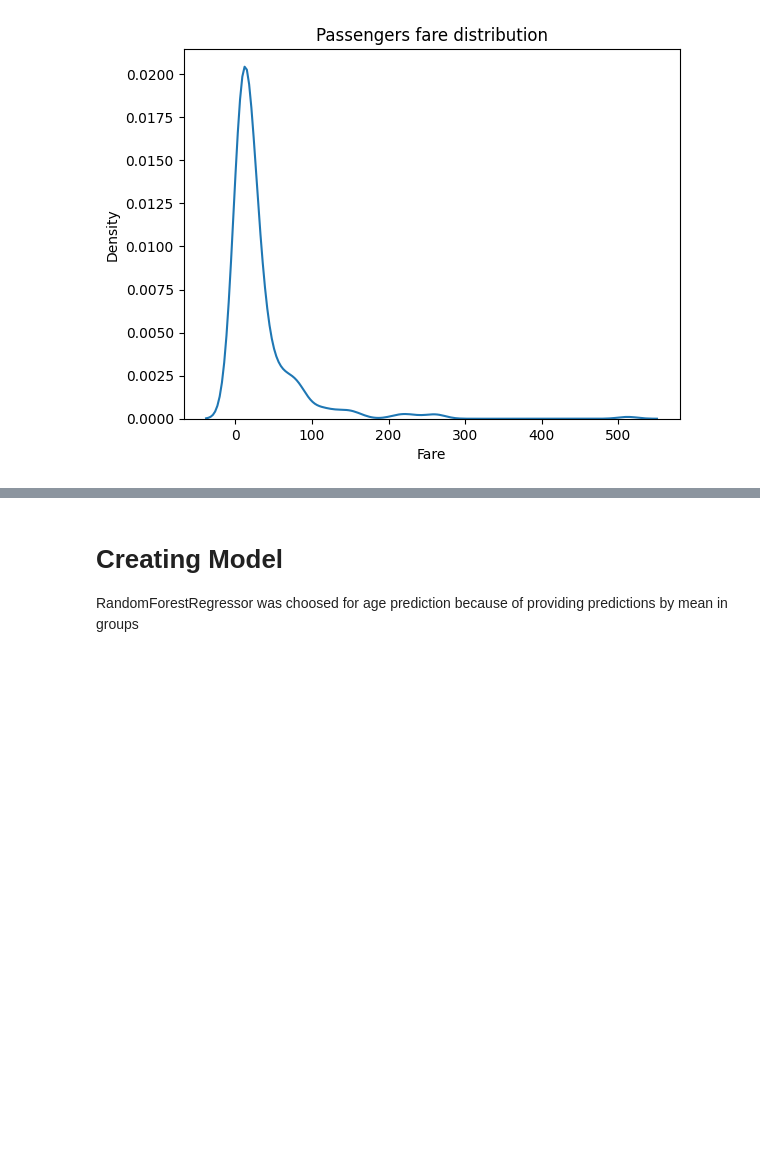
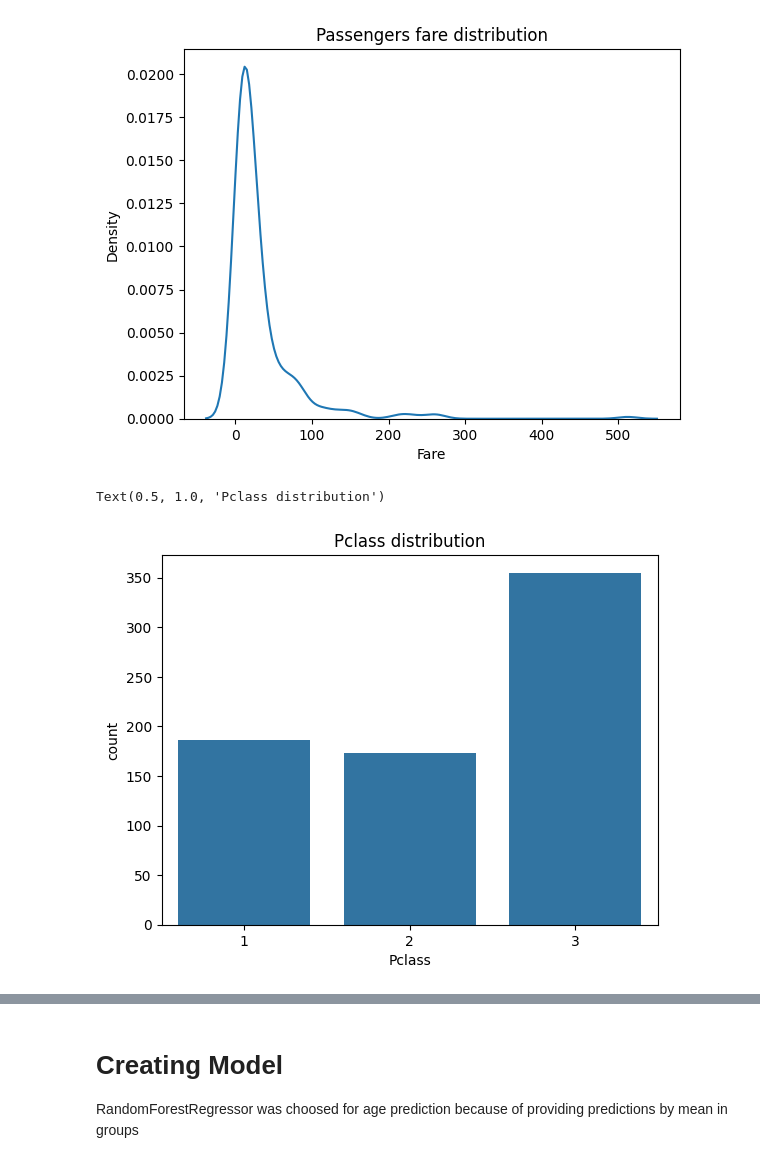
Before and after one commit to PigStep/ML-Titanic-Kaggle-contest, a Jupyter notebook: notebooks/Age regressor notebook/Age_regressor.ipynb, the cells around one changed output, grey strips where cells are left out. Drawn from its saved outputs; the diff is of its cells as text; code cells hidden in the pictures; blank space fills up the shorter version.

```diff
--- a/notebooks/Age regressor notebook/Age_regressor.ipynb
+++ b/notebooks/Age regressor notebook/Age_regressor.ipynb
@@ -85,3 +89,9 @@ plt.title("Passengers fare distribution")
 # %% [output]
 Text(0.5, 1.0, 'Passengers fare distribution')
 [figure]
+# %%
+sns.countplot(titanic_data, x= "Pclass")
+plt.title("Pclass distribution")
+# %% [output]
+Text(0.5, 1.0, 'Pclass distribution')
+[figure, added]
```
Also changed, not shown: parts of 12 cells of this notebook.
